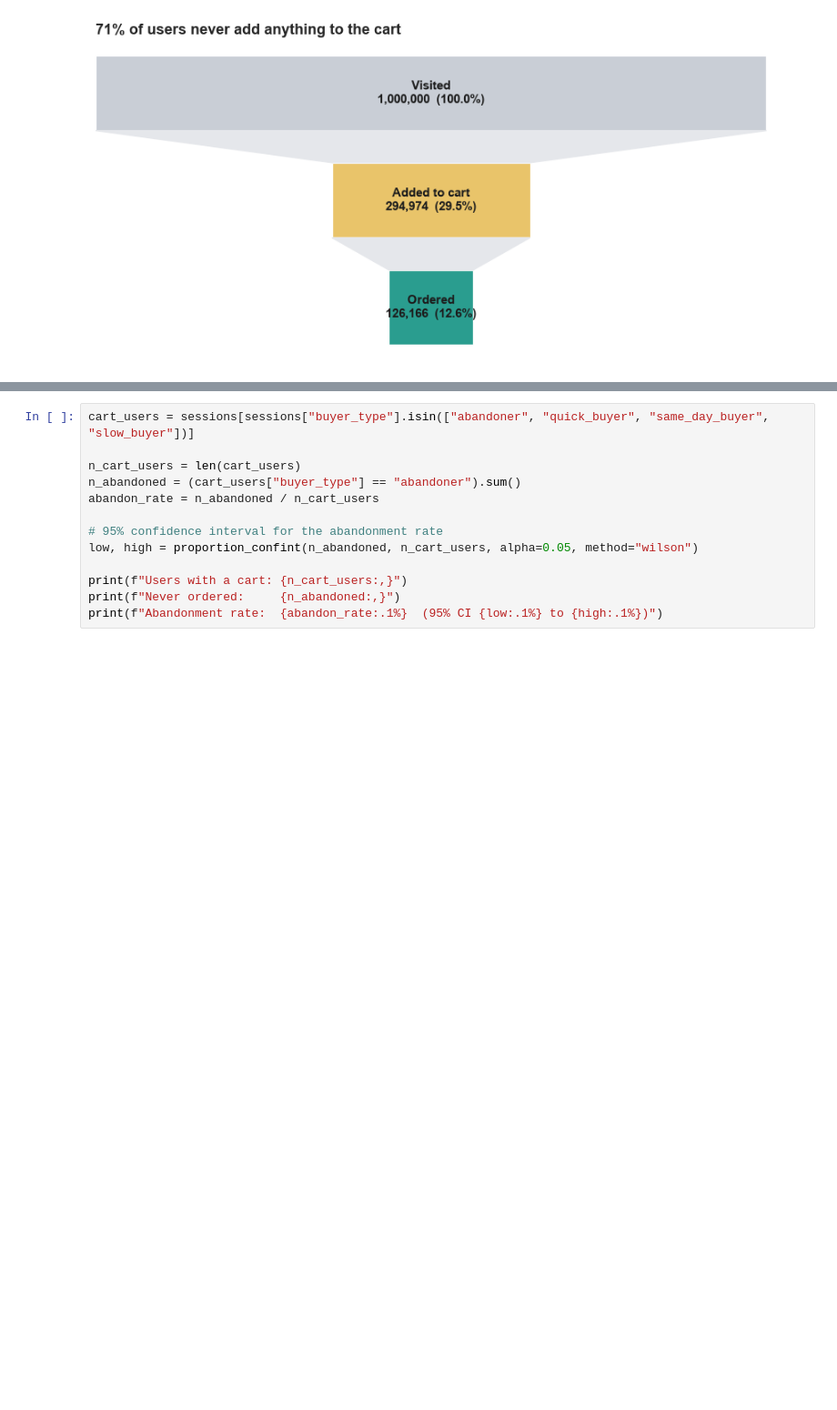
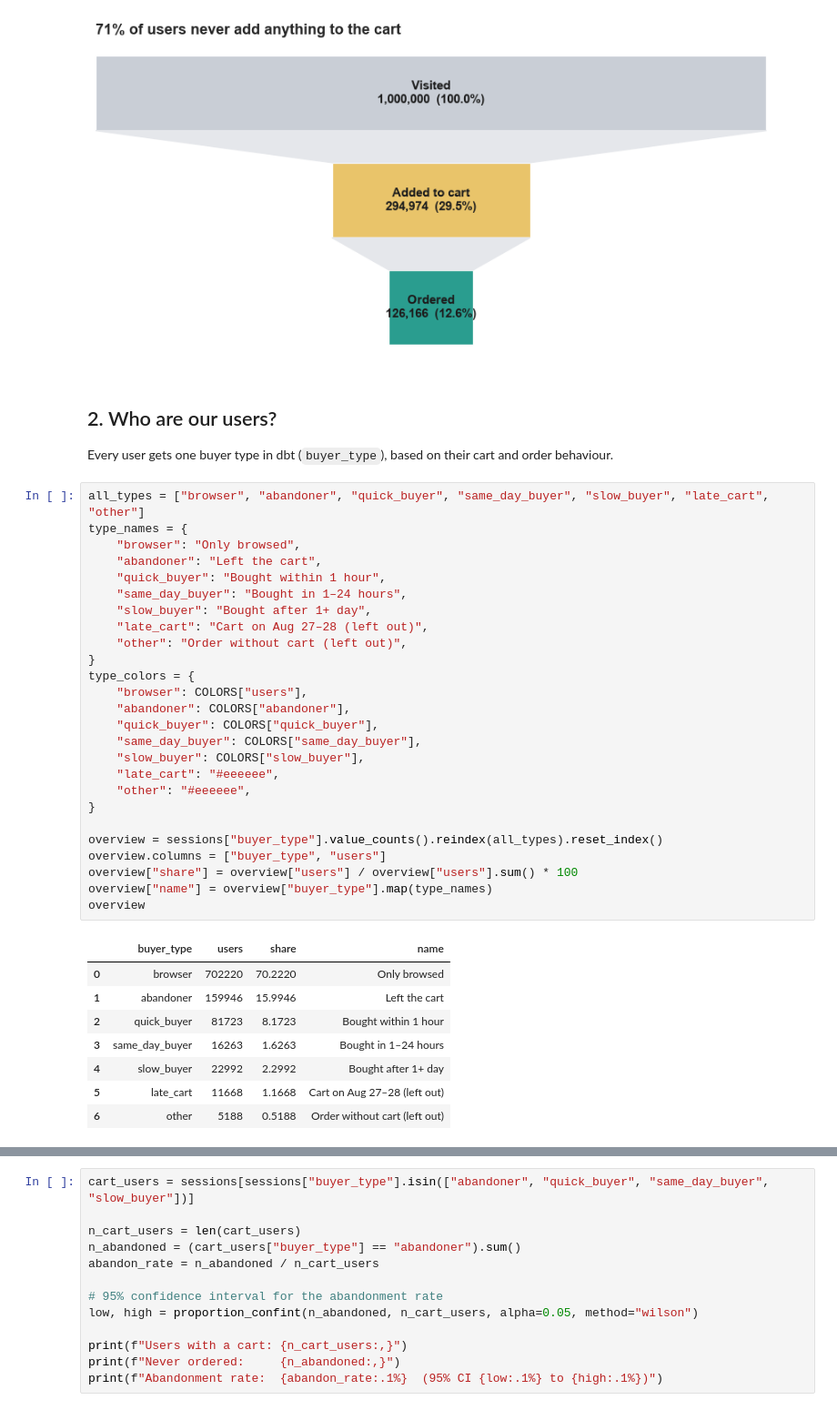
Before and after one commit to ShadiShirinbeik/otto-cart-recovery, a Jupyter notebook: notebooks/03_cart_abandonment.ipynb, the cells around one changed output, grey strips where cells are left out. Shown at 91% size. Cells and saved outputs as stored; diff of their text form; blank space fills up the shorter version.

```diff
--- a/notebooks/03_cart_abandonment.ipynb
+++ b/notebooks/03_cart_abandonment.ipynb
@@ -118,3 +118,42 @@ plt.savefig(FIG_DIR / "01_funnel.png", dpi=200)
 plt.show()
 # %% [output]
 [figure]
+# %% [markdown]
+## 2. Who are our users?
+
+Every user gets one buyer type in dbt (`buyer_type`), based on their cart and order behaviour.
+# %%
+all_types = ["browser", "abandoner", "quick_buyer", "same_day_buyer", "slow_buyer", "late_cart", "other"]
+type_names = {
+    "browser": "Only browsed",
+    "abandoner": "Left the cart",
+    "quick_buyer": "Bought within 1 hour",
+    "same_day_buyer": "Bought in 1–24 hours",
+    "slow_buyer": "Bought after 1+ day",
+    "late_cart": "Cart on Aug 27–28 (left out)",
+    "other": "Order without cart (left out)",
+}
+type_colors = {
+    "browser": COLORS["users"],
+    "abandoner": COLORS["abandoner"],
+    "quick_buyer": COLORS["quick_buyer"],
+    "same_day_buyer": COLORS["same_day_buyer"],
+    "slow_buyer": COLORS["slow_buyer"],
+    "late_cart": "#eeeeee",
+    "other": "#eeeeee",
+}
+
+overview = sessions["buyer_type"].value_counts().reindex(all_types).reset_index()
+overview.columns = ["buyer_type", "users"]
+overview["share"] = overview["users"] / overview["users"].sum() * 100
+overview["name"] = overview["buyer_type"].map(type_names)
+overview
+# %% [output]
+|  | buyer_type | users | share | name |
+| 0 | browser | 702220 | 70.2220 | Only browsed |
+| 1 | abandoner | 159946 | 15.9946 | Left the cart |
+| 2 | quick_buyer | 81723 | 8.1723 | Bought within 1 hour |
+| 3 | same_day_buyer | 16263 | 1.6263 | Bought in 1–24 hours |
+| 4 | slow_buyer | 22992 | 2.2992 | Bought after 1+ day |
+| 5 | late_cart | 11668 | 1.1668 | Cart on Aug 27–28 (left out) |
+| 6 | other | 5188 | 0.5188 | Order without cart (left out) |
```
Also changed, not shown: parts of 4 cells of this notebook, 1 other file.
